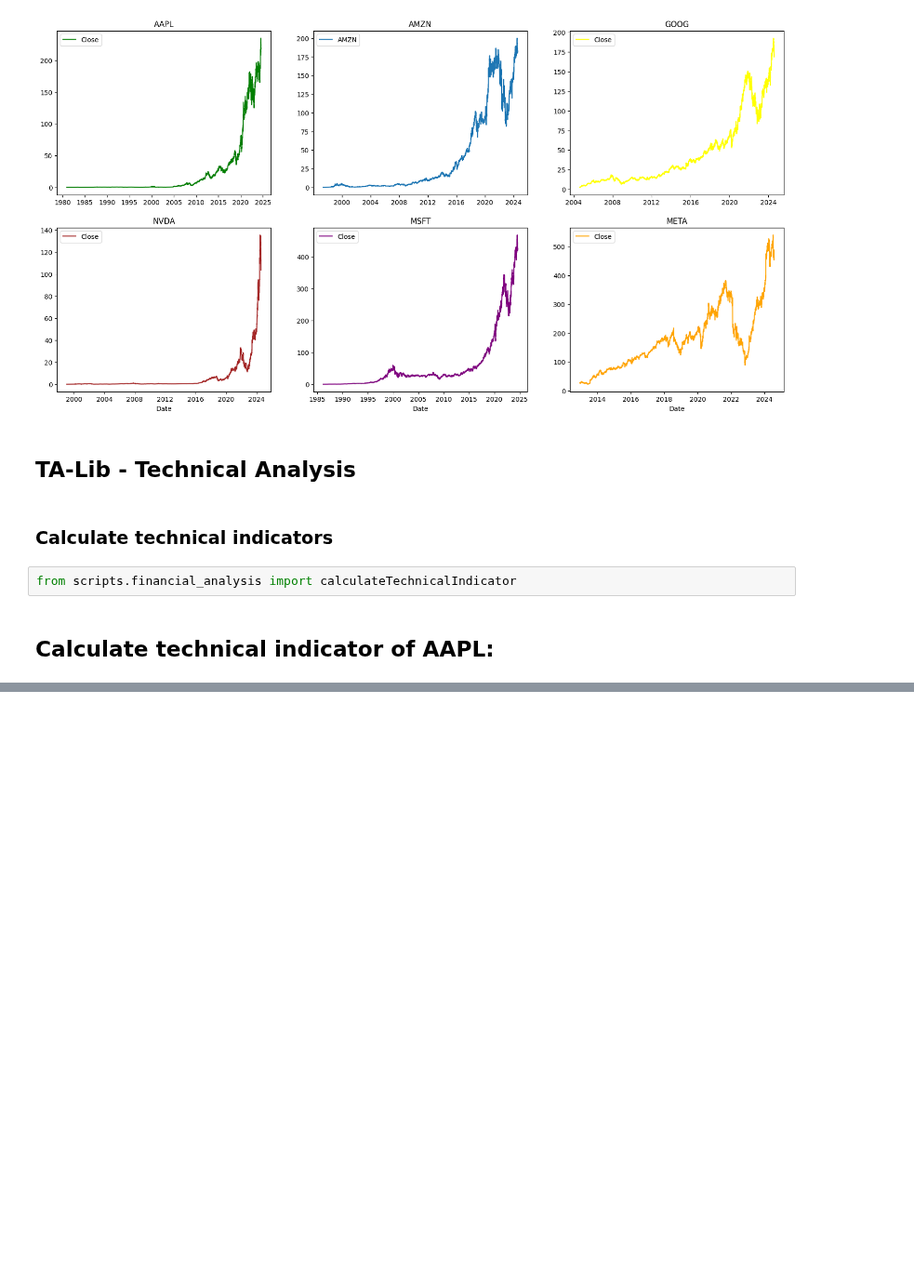
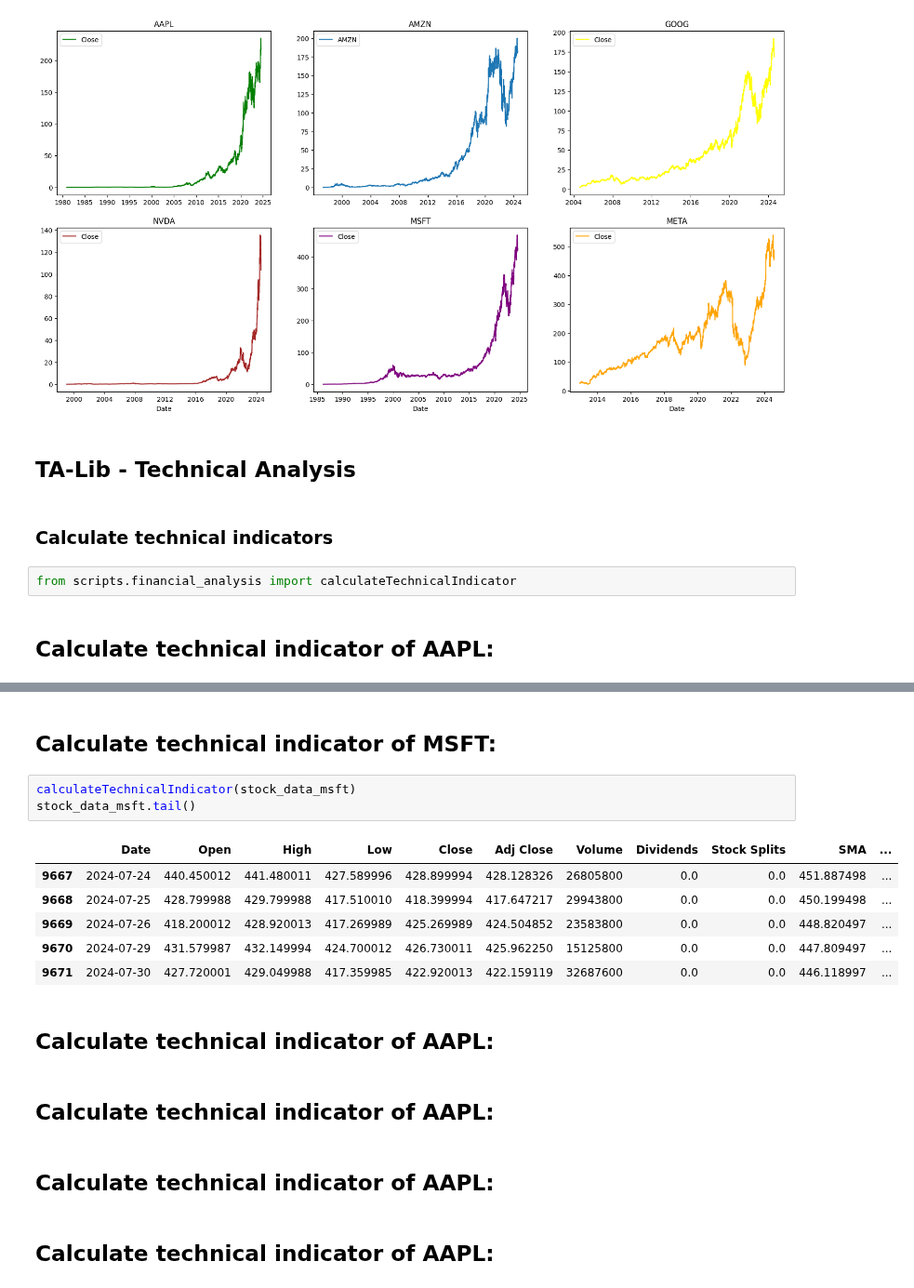
Before and after one commit to Ofgeha-Gelana/SentimentStockPredictor, a Jupyter notebook: notebooks/quantitative analyses.ipynb, the cells around one changed output, grey strips where cells are left out. Shown at 93% size. Drawn from its saved outputs; the diff is of its cells as text; blank space fills up the shorter version.

```diff
--- a/notebooks/quantitative analyses.ipynb
+++ b/notebooks/quantitative analyses.ipynb
@@ -189,0 +202,20 @@ stock_data_aapl.tail()
+# %% [markdown]
+## Calculate technical indicator of MSFT:
+# %%
+calculateTechnicalIndicator(stock_data_msft)
+stock_data_msft.tail()
+# %% [output]
+|  | Date | Open | High | Low | Close | Adj Close | Volume | Dividends | Stock Splits | SMA | ... |
+| 9667 | 2024-07-24 | 440.450012 | 441.480011 | 427.589996 | 428.899994 | 428.128326 | 26805800 | 0.0 | 0.0 | 451.887498 | ... |
+| 9668 | 2024-07-25 | 428.799988 | 429.799988 | 417.510010 | 418.399994 | 417.647217 | 29943800 | 0.0 | 0.0 | 450.199498 | ... |
+| 9669 | 2024-07-26 | 418.200012 | 428.920013 | 417.269989 | 425.269989 | 424.504852 | 23583800 | 0.0 | 0.0 | 448.820497 | ... |
+| 9670 | 2024-07-29 | 431.579987 | 432.149994 | 424.700012 | 426.730011 | 425.962250 | 15125800 | 0.0 | 0.0 | 447.809497 | ... |
+| 9671 | 2024-07-30 | 427.720001 | 429.049988 | 417.359985 | 422.920013 | 422.159119 | 32687600 | 0.0 | 0.0 | 446.118997 | ... |
+# %% [markdown]
+## Calculate technical indicator of AAPL:
+# %% [markdown]
+## Calculate technical indicator of AAPL:
+# %% [markdown]
+## Calculate technical indicator of AAPL:
+# %% [markdown]
+## Calculate technical indicator of AAPL:
```
Also changed, not shown: parts of 2 cells of this notebook.
